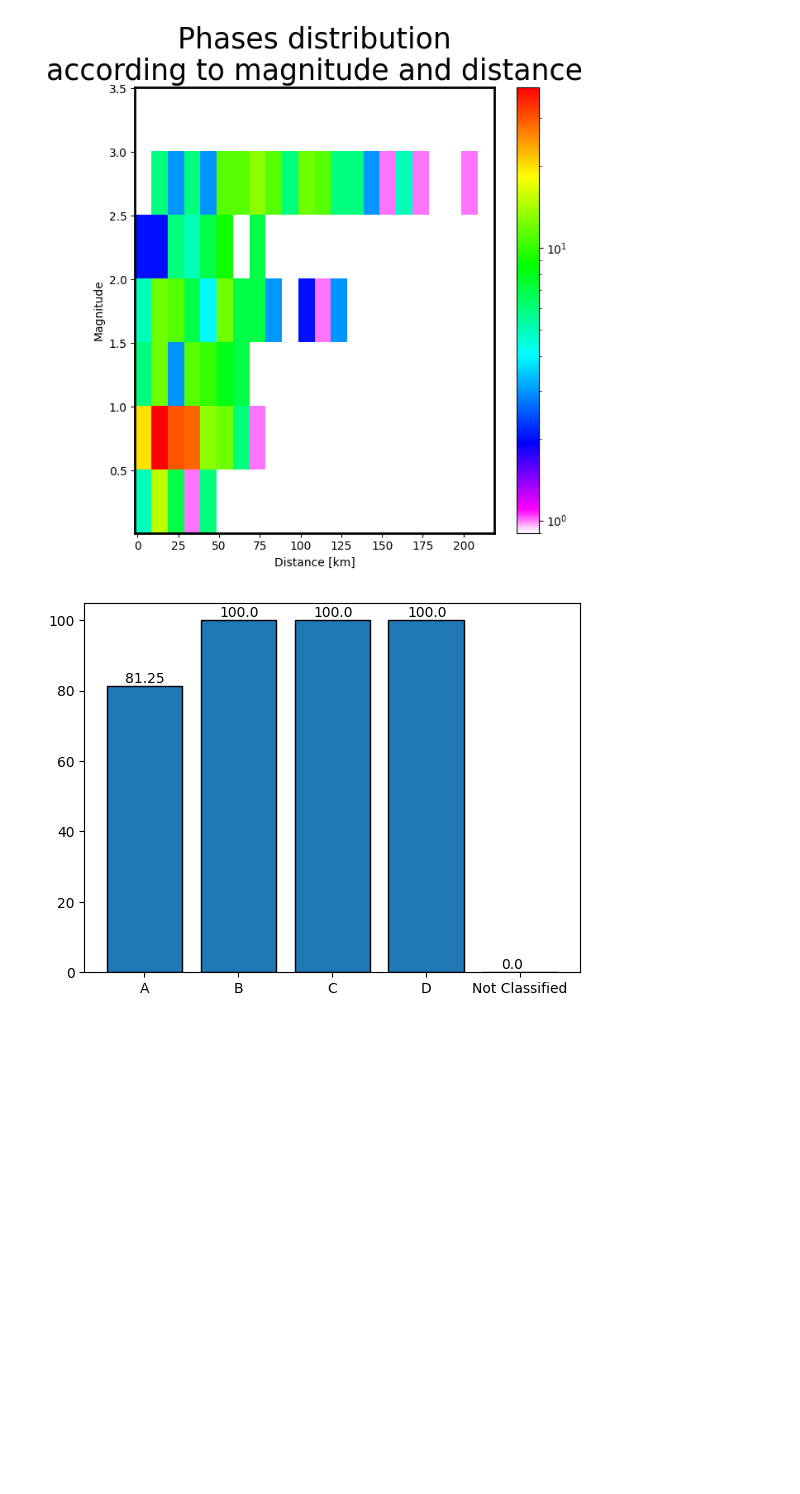
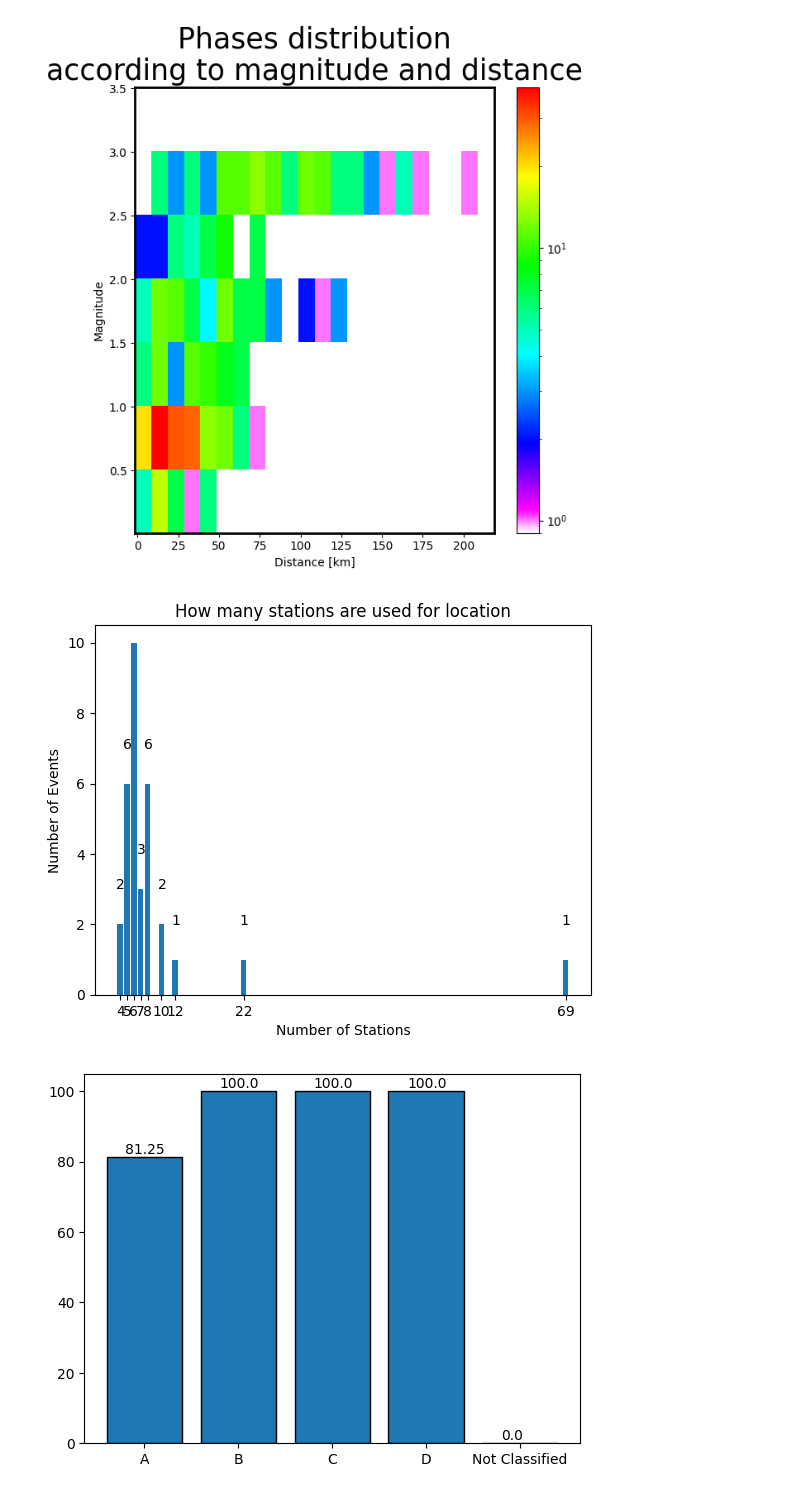
Before and after one commit to ikahbasi/SeisRoutine, a Jupyter notebook: Catalog-example.ipynb, the cells around one changed output. Drawn from its saved outputs; the diff is of its cells as text; code cells hidden in the pictures; blank space fills up the shorter version.

```diff
--- a/Catalog-example.ipynb
+++ b/Catalog-example.ipynb
@@ -120,6 +120,10 @@ insp.plot_phase_mag_dist(figsize=(7, 7),
 # %% [output]
 Saved figure to ./Fig/MagDist.png
 [figure]
+# %%
+insp.plot_station_participation_per_event()
+# %% [output]
+[figure, added]
 # %%
 insp.quality_classification(citeria='Hypoellipse & NLLOC')
 insp.plot_quality_classification()
```
